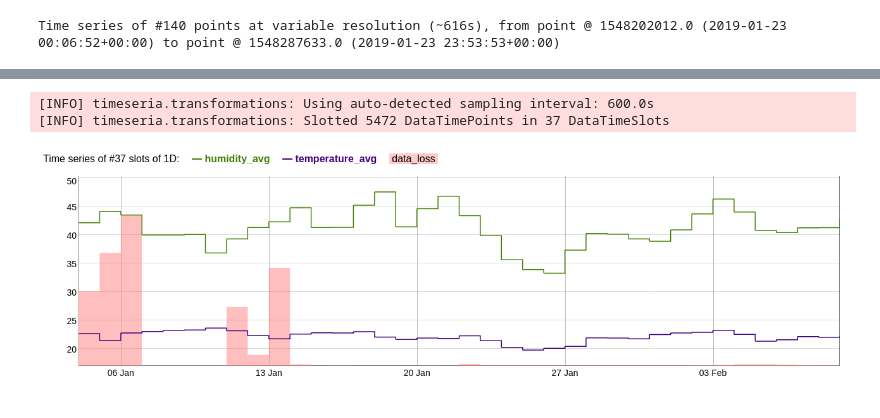
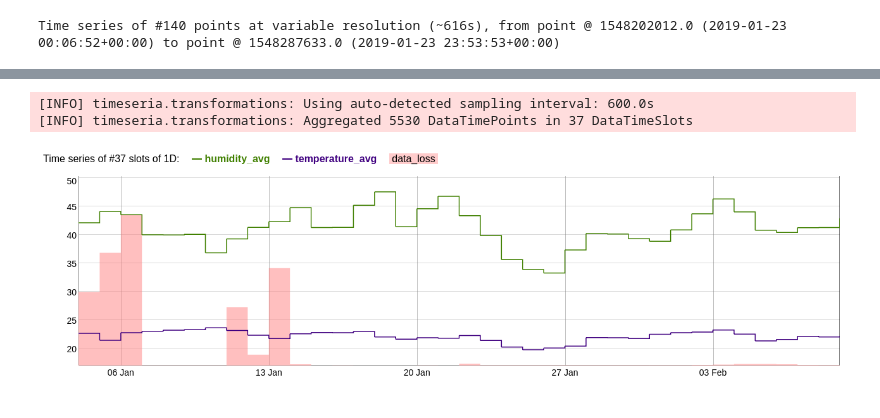
Before and after one commit to sarusso/Timeseria-notebooks, a Jupyter notebook: notebooks/Operations.ipynb, the cells around one changed output, grey strips where cells are left out. Saved outputs shown, nothing was run; the diff lists cells and outputs as text; code cells hidden in the pictures.

```diff
--- a/notebooks/Operations.ipynb
+++ b/notebooks/Operations.ipynb
@@ -157,7 +154,7 @@ merged_timeseries.plot()
 # %%
 # Aggregate the time series in 1-day slots just for fun:
-timeseries.slot('1D').plot()
+timeseries.aggregate('1D').plot()
 # %% [output]
 [INFO] timeseria.transformations: Using auto-detected sampling interval: 600.0s
-[INFO] timeseria.transformations: Slotted 5472 DataTimePoints in 37 DataTimeSlots
+[INFO] timeseria.transformations: Aggregated 5530 DataTimePoints in 37 DataTimeSlots
-[figure, old version]
+[figure, new version]
```
Also changed, not shown: parts of 19 cells of this notebook, 3 other files.
